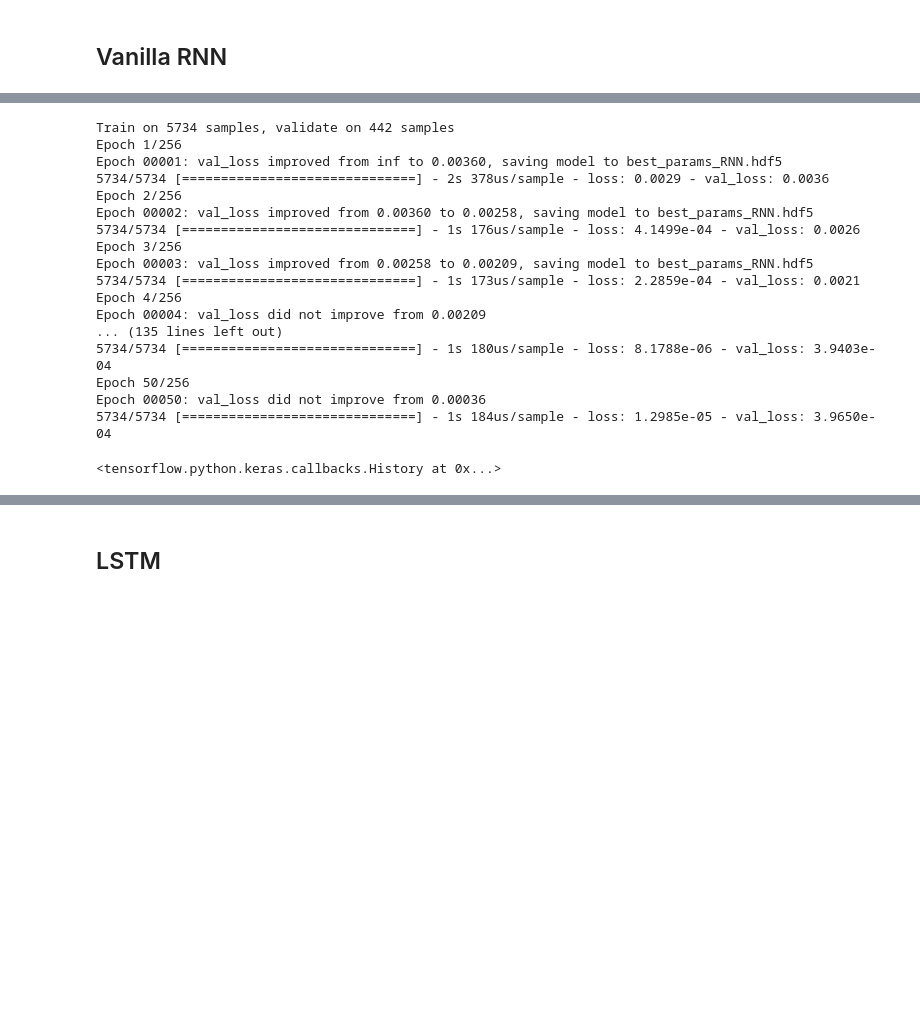
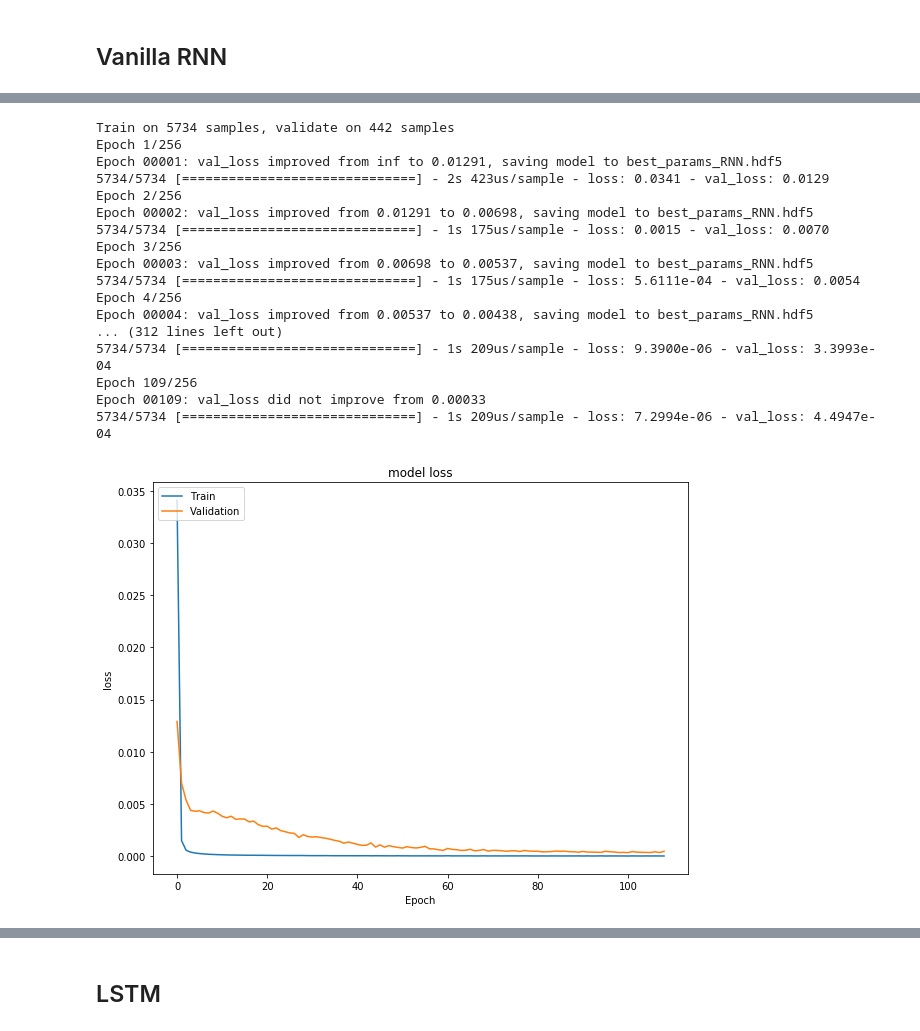
Before and after one commit to Tai13492/Fintech-Homework, a Jupyter notebook: hw4/t08902205.ipynb, the cells around one changed output, grey strips where cells are left out. Drawn from its saved outputs; the diff is of its cells as text; code cells hidden in the pictures; blank space fills up the shorter version.

Commit message:
add model loss and model prediction plot

```diff
--- a/hw4/t08902205.ipynb
+++ b/hw4/t08902205.ipynb
@@ -97,3 +97,13 @@ from tensorflow.keras.layers import Dense, LSTM, Dropout, SimpleRNN, GRU
 from tensorflow.keras.callbacks import ModelCheckpoint, EarlyStopping
 # %%
 early_stopping = EarlyStopping(monitor="val_loss", mode="min", patience=8)
+# %%
+def plotModelLoss(history):
+    plt.figure(figsize=[9.6,7.2])
+    plt.plot(history["loss"])
+    plt.plot(history["val_loss"])
+    plt.title("model loss")
+    plt.ylabel("loss")
+    plt.xlabel("Epoch")
+    plt.legend(["Train", "Validation"], loc="upper left")
+    plt.show()
@@ -125,21 +146,24 @@ regressor_RNN.compile(optimizer='adam', loss = 'mean_squared_error')
 # %%
-regressor_RNN.fit(X_train, y_train, epochs=256, batch_size=64, validation_data = (X_validation, y_validation),callbacks=[checkpoint_RNN, early_stopping])
+RNN_history = regressor_RNN.fit(X_train, y_train, epochs=256, batch_size=64, validation_data = (X_validation, y_validation),callbacks=[checkpoint_RNN, early_stopping])
 # %% [output]
 Train on 5734 samples, validate on 442 samples
 Epoch 1/256
-Epoch 00001: val_loss improved from inf to 0.00360, saving model to best_params_RNN.hdf5
-5734/5734 [==============================] - 2s 378us/sample - loss: 0.0029 - val_loss: 0.0036
+Epoch 00001: val_loss improved from inf to 0.01291, saving model to best_params_RNN.hdf5
+5734/5734 [==============================] - 2s 423us/sample - loss: 0.0341 - val_loss: 0.0129
 Epoch 2/256
-Epoch 00002: val_loss improved from 0.00360 to 0.00258, saving model to best_params_RNN.hdf5
-5734/5734 [==============================] - 1s 176us/sample - loss: 4.1499e-04 - val_loss: 0.0026
+Epoch 00002: val_loss improved from 0.01291 to 0.00698, saving model to best_params_RNN.hdf5
+5734/5734 [==============================] - 1s 175us/sample - loss: 0.0015 - val_loss: 0.0070
 Epoch 3/256
-Epoch 00003: val_loss improved from 0.00258 to 0.00209, saving model to best_params_RNN.hdf5
-5734/5734 [==============================] - 1s 173us/sample - loss: 2.2859e-04 - val_loss: 0.0021
+Epoch 00003: val_loss improved from 0.00698 to 0.00537, saving model to best_params_RNN.hdf5
+5734/5734 [==============================] - 1s 175us/sample - loss: 5.6111e-04 - val_loss: 0.0054
 Epoch 4/256
-Epoch 00004: val_loss did not improve from 0.00209
-... (135 lines left out)
-5734/5734 [==============================] - 1s 180us/sample - loss: 8.1788e-06 - val_loss: 3.9403e-04
-Epoch 50/256
-Epoch 00050: val_loss did not improve from 0.00036
-5734/5734 [==============================] - 1s 184us/sample - loss: 1.2985e-05 - val_loss: 3.9650e-04
+Epoch 00004: val_loss improved from 0.00537 to 0.00438, saving model to best_params_RNN.hdf5
+... (312 lines left out)
+5734/5734 [==============================] - 1s 209us/sample - loss: 9.3900e-06 - val_loss: 3.3993e-04
+Epoch 109/256
+Epoch 00109: val_loss did not improve from 0.00033
+5734/5734 [==============================] - 1s 209us/sample - loss: 7.2994e-06 - val_loss: 4.4947e-04
-<tensorflow.python.keras.callbacks.History at 0x...>
+# %%
+plotModelLoss(RNN_history.history)
+# %% [output]
+[figure, added]
```
Also changed, not shown: parts of 12 cells of this notebook.
